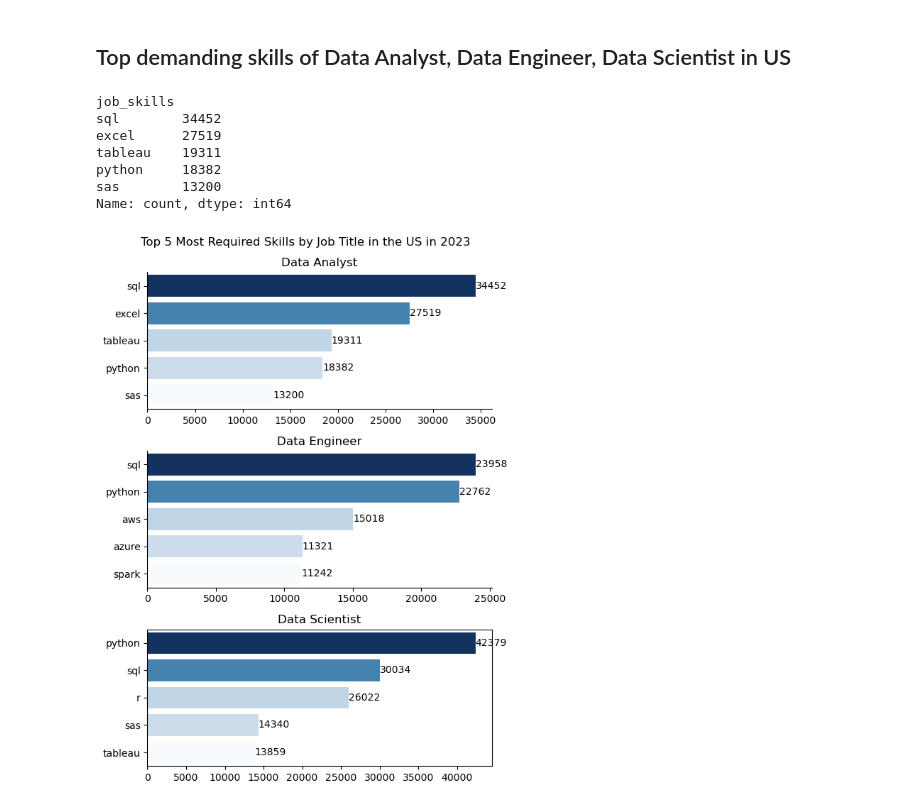
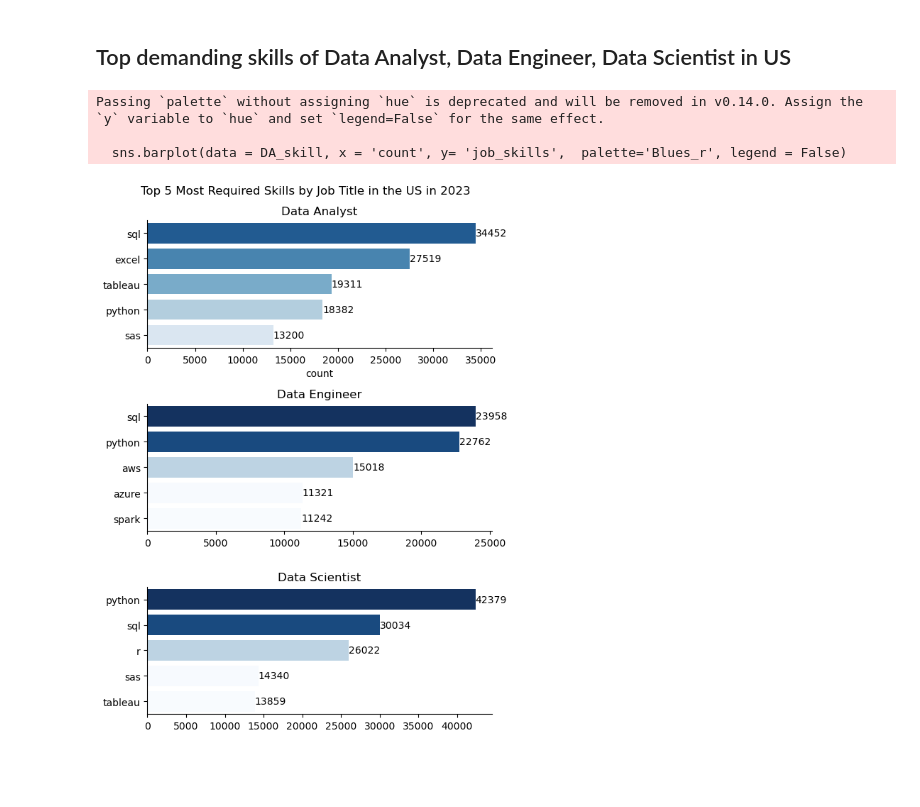
Before and after one commit to DiiNguyen/Job-Postings-Analysis, a Jupyter notebook: project_youtube/project.ipynb, the cells around one changed output. Drawn from its saved outputs; the diff is of its cells as text; code cells hidden in the pictures; blank space fills up the shorter version.

```diff
--- a/project_youtube/project.ipynb
+++ b/project_youtube/project.ipynb
@@ -267,46 +267,42 @@ DA_skill = df_top_3_exp.loc[df_top_3_exp['job_title_short'] == 'Data Analyst']['
 DE_skill = df_top_3_exp.loc[df_top_3_exp['job_title_short'] == 'Data Engineer']['job_skills'].value_counts().nlargest(5)
 DS_skill = df_top_3_exp.loc[df_top_3_exp['job_title_short'] == 'Data Scientist']['job_skills'].value_counts().nlargest(5)
 # %%
-DA_skill
+DA_skill = DA_skill.to_frame()
-# %% [output]
-job_skills
-sql        34452
-excel      27519
-tableau    19311
-python     18382
-sas        13200
-Name: count, dtype: int64
 # %%
 plt.figure(figsize=(6, 8))
 
 # Data Analyst
 plt.subplot(3, 1, 1)
-sns.barplot(x=DA_skill.values, y=DA_skill.index, hue =DA_skill.values, palette='Blues', legend = False)
+sns.barplot(data = DA_skill, x = 'count', y= 'job_skills',  palette='Blues_r', legend = False)
 sns.despine()
 plt.title('Data Analyst')
 plt.ylabel('')
-for index, value in enumerate(DA_skill.values):
+for index, value in enumerate(DA_skill['count']):
     plt.text(value, index, f'{value}', va='center')
 
 # Data Engineer
 plt.subplot(3, 1, 2)
-sns.barplot(x=DE_skill.values, y=DE_skill.index,hue =DA_skill.values, palette='Blues', legend = False)
+sns.barplot(x=DE_skill.values, y=DE_skill.index,hue =DE_skill.values, palette='Blues', legend = False)
 sns.despine()
 plt.title('Data Engineer')
 plt.ylabel('')
 for index, value in enumerate(DE_skill.values):
     plt.text(value, index, f'{value}', va='center')
 
 # Data Scientist
 plt.subplot(3, 1, 3)
-sns.barplot(x=DS_skill.values, y=DS_skill.index, hue =DA_skill.values, palette='Blues', legend = False)
+sns.barplot(x=DS_skill.values, y=DS_skill.index, hue =DE_skill.values, palette='Blues', legend = False)
+sns.despine()
 plt.title('Data Scientist')
 plt.ylabel('')
 for index, value in enumerate(DS_skill.values):
     plt.text(value, index, f'{value}', va='center')
 plt.suptitle('Top 5 Most Required Skills by Job Title in the US in 2023')
 
 plt.tight_layout()
 plt.show()
 # %% [output]
+Passing `palette` without assigning `hue` is deprecated and will be removed in v0.14.0. Assign the `y` variable to `hue` and set `legend=False` for the same effect.
+
+  sns.barplot(data = DA_skill, x = 'count', y= 'job_skills',  palette='Blues_r', legend = False)
-[figure, old version]
+[figure, new version]
```
